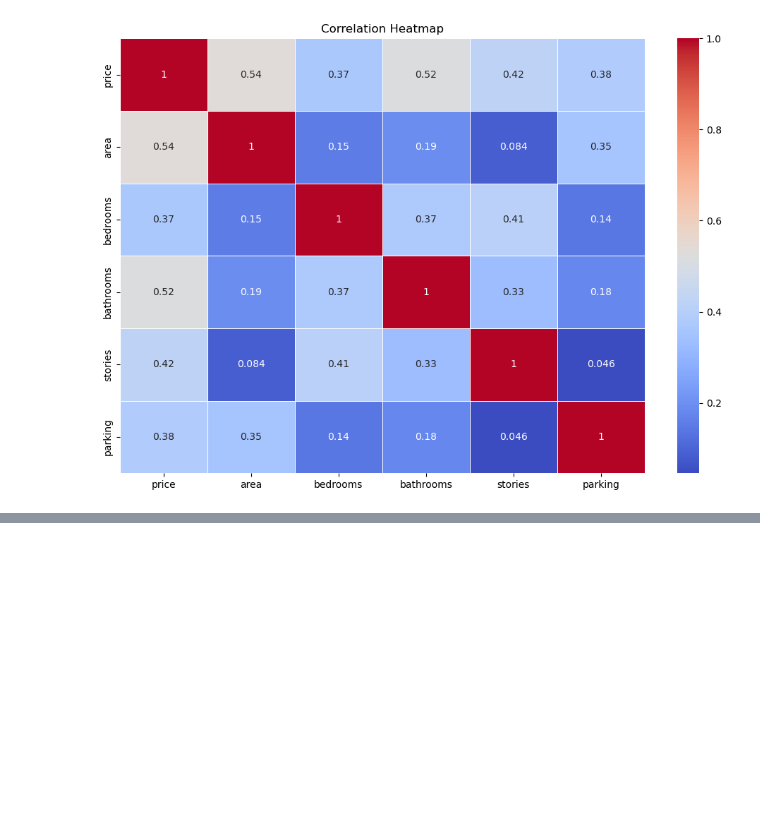
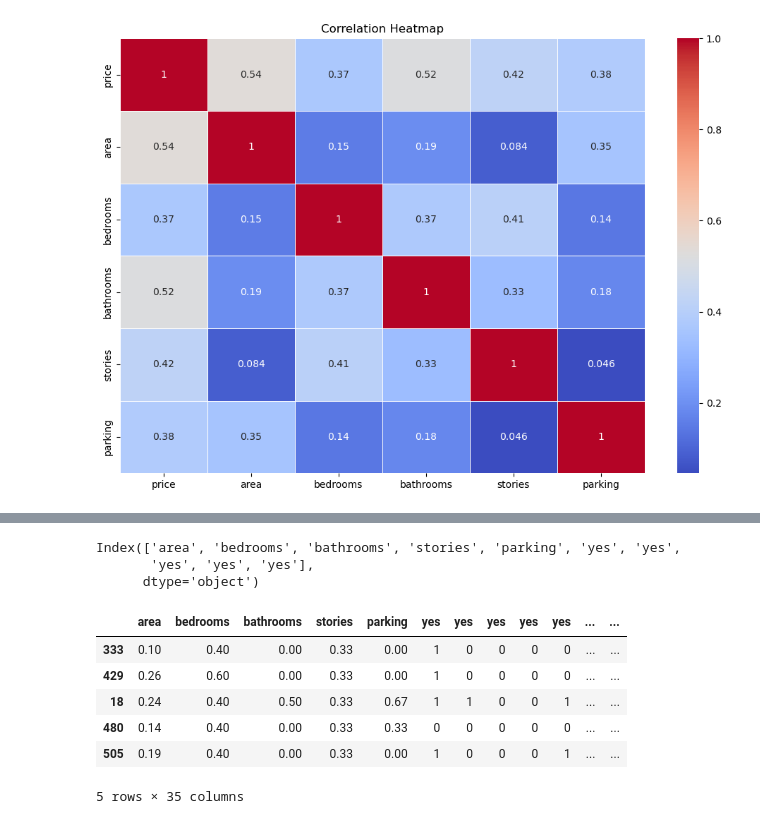
Before and after one commit to geoffgin/Housing-Price-Regression-Analysis, a Jupyter notebook: main.ipynb, the cells around one changed output, grey strips where cells are left out. Cells and saved outputs as stored; diff of their text form; code cells hidden in the pictures; blank space fills up the shorter version.

```diff
--- a/main.ipynb
+++ b/main.ipynb
@@ -278,0 +327,4 @@ plt.show()
+# %%
+#Dividing data into X and y variables
+y_train = df_train.pop('price')
+X_train = df_train
@@ -278,0 +337,3 @@ plt.show()
+# %%
+rfe = RFE(estimator=LinearRegression(), n_features_to_select=10)
+rfe = rfe.fit(X_train, y_train)
@@ -278,0 +356,17 @@ plt.show()
+# %%
+X_train.columns[rfe.support_]
+# %% [output]
+Index(['area', 'bedrooms', 'bathrooms', 'stories', 'parking', 'yes', 'yes',
+       'yes', 'yes', 'yes'],
+      dtype='object')
+# %%
+X_train_rfe = X_train[X_train.columns[rfe.support_]]
+X_train_rfe.head()
+# %% [output]
+|  | area | bedrooms | bathrooms | stories | parking | yes | yes | yes | yes | yes | ... | ... |
+| 333 | 0.10 | 0.40 | 0.00 | 0.33 | 0.00 | 1 | 0 | 0 | 0 | 0 | ... | ... |
+| 429 | 0.26 | 0.60 | 0.00 | 0.33 | 0.00 | 1 | 0 | 0 | 0 | 0 | ... | ... |
+| 18 | 0.24 | 0.40 | 0.50 | 0.33 | 0.67 | 1 | 1 | 0 | 0 | 1 | ... | ... |
+| 480 | 0.14 | 0.40 | 0.00 | 0.33 | 0.33 | 0 | 0 | 0 | 0 | 0 | ... | ... |
+| 505 | 0.19 | 0.40 | 0.00 | 0.33 | 0.00 | 1 | 0 | 0 | 0 | 1 | ... | ... |
+5 rows × 35 columns
```
Also changed, not shown: parts of 16 cells of this notebook.
